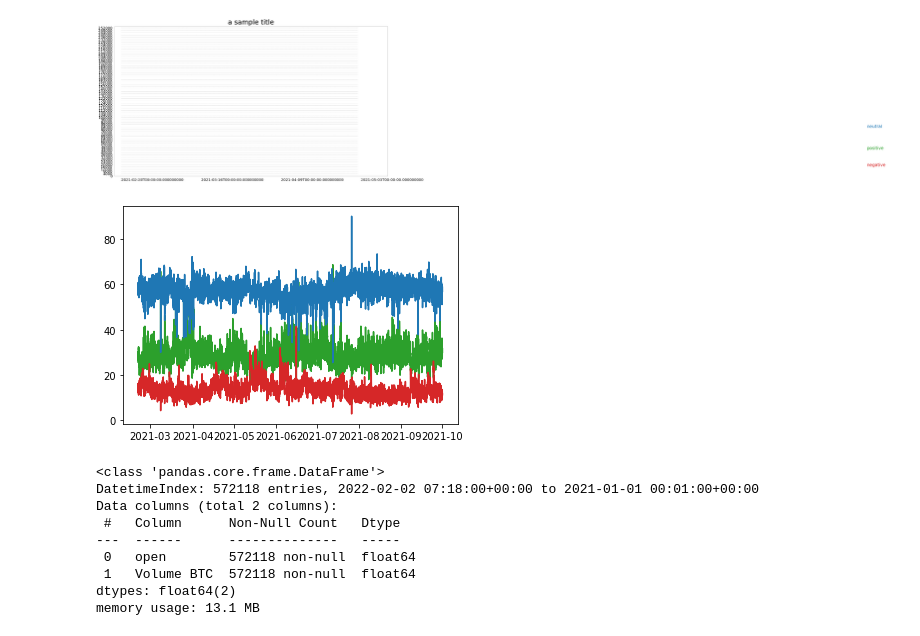
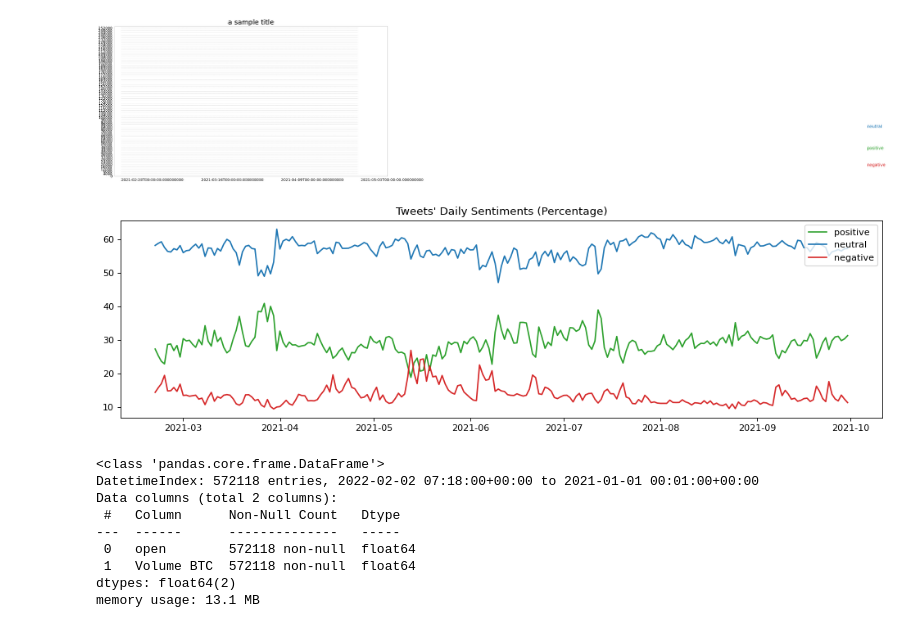
Before and after one commit to superzzp/Bitcoin-Price-Fluctuation-Twitter-Sentiment-Analysis, a Jupyter notebook: notebooks/1.0-zzp-aggregate-sentiments.ipynb, the cells around one changed output. Cells and saved outputs as stored; diff of their text form; code cells hidden in the pictures.

Commit message:
update with new graphs, detailed precision-recall graphs and statistics

```diff
--- a/notebooks/1.0-zzp-aggregate-sentiments.ipynb
+++ b/notebooks/1.0-zzp-aggregate-sentiments.ipynb
@@ -150,27 +168,24 @@ plt.show()
 # %% [output]
 [figure]
 # %%
-plot = thirty_mins_span
+plot = daily_span
 
-x = plot.index.values
-#pos = plot['positive']
-#neu = plot['neutral']
-#neg = plot['negative']
+x = plot.datetime.values
 
 pos = plot['pos_percent']
 neu = plot['neu_percent']
 neg = plot['neg_percent']
 
 mycolors = ['tab:red', 'tab:blue', 'tab:green']
-
-plt.plot(x,pos, color=mycolors[2])
-
-plt.plot(x,neu, color=mycolors[1])
-plt.plot(x,neg, color=mycolors[0])
-
+figure(figsize = (15, 4), dpi = 80)
+plt.title('Tweets\' Daily Sentiments (Percentage)', loc='center')
+plt.plot(x,pos, color=mycolors[2], label="positive")
+plt.plot(x,neu, color=mycolors[1], label="neutral")
+plt.plot(x,neg, color=mycolors[0], label="negative")
+plt.legend(loc="upper right")
 plt.show()
 # %% [output]
-[figure, old version]
+[figure, new version]
 # %%
 thirty_mins_span = thirty_mins_span.reset_index().rename(columns={'index':'datetime'})
 one_h_span = one_h_span.reset_index().rename(columns={'index':'datetime'})
```
Also changed, not shown: parts of 14 cells of this notebook.
